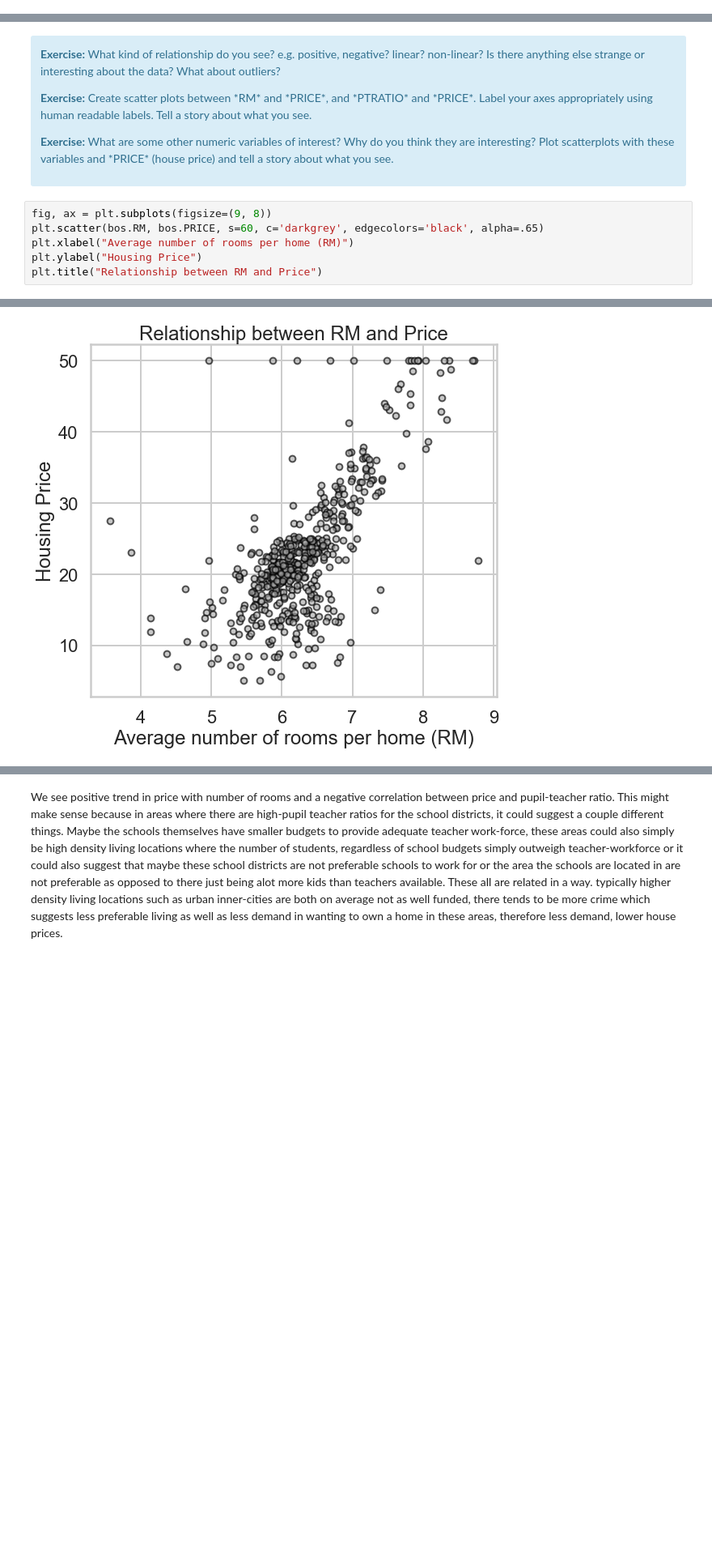
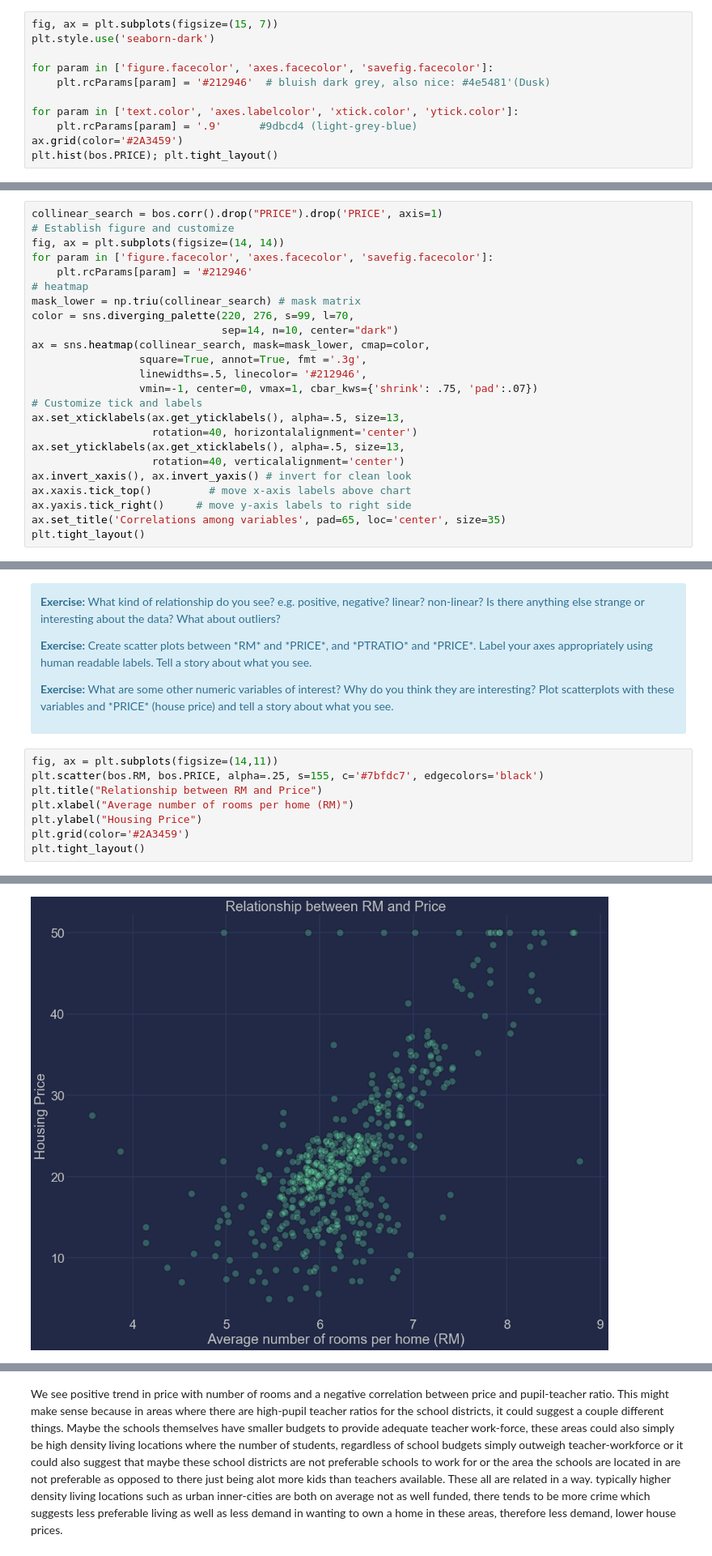
Before and after one commit to Emtman7/Springboard, a Jupyter notebook: Linear Regression.ipynb, the cells around one changed output, grey strips where cells are left out. Shown at 81% size. Drawn from its saved outputs; the diff is of its cells as text; blank space fills up the shorter version.

```diff
--- a/Linear Regression.ipynb
+++ b/Linear Regression.ipynb
@@ -315,0 +239,11 @@ ValueError: min() arg is an empty sequence
+# %%
+fig, ax = plt.subplots(figsize=(15, 7))
+plt.style.use('seaborn-dark')
+
+for param in ['figure.facecolor', 'axes.facecolor', 'savefig.facecolor']:
+    plt.rcParams[param] = '#212946'  # bluish dark grey, also nice: #4e5481'(Dusk)
+
+for param in ['text.color', 'axes.labelcolor', 'xtick.color', 'ytick.color']:
+    plt.rcParams[param] = '.9'      #9dbcd4 (light-grey-blue)
+ax.grid(color='#2A3459')
+plt.hist(bos.PRICE); plt.tight_layout()
@@ -315,0 +294,24 @@ ValueError: min() arg is an empty sequence
+# %%
+collinear_search = bos.corr().drop("PRICE").drop('PRICE', axis=1)
+# Establish figure and customize
+fig, ax = plt.subplots(figsize=(14, 14))
+for param in ['figure.facecolor', 'axes.facecolor', 'savefig.facecolor']:
+    plt.rcParams[param] = '#212946'
+# heatmap
+mask_lower = np.triu(collinear_search) # mask matrix
+color = sns.diverging_palette(220, 276, s=99, l=70,
+                              sep=14, n=10, center="dark")
+ax = sns.heatmap(collinear_search, mask=mask_lower, cmap=color,
+                 square=True, annot=True, fmt ='.3g',
+                 linewidths=.5, linecolor= '#212946',
+                 vmin=-1, center=0, vmax=1, cbar_kws={'shrink': .75, 'pad':.07})
+# Customize tick and labels
+ax.set_xticklabels(ax.get_yticklabels(), alpha=.5, size=13,
+                   rotation=40, horizontalalignment='center')
+ax.set_yticklabels(ax.get_xticklabels(), alpha=.5, size=13,
+                   rotation=40, verticalalignment='center')
+ax.invert_xaxis(), ax.invert_yaxis() # invert for clean look
+ax.xaxis.tick_top()         # move x-axis labels above chart
+ax.yaxis.tick_right()     # move y-axis labels to right side
+ax.set_title('Correlations among variables', pad=65, loc='center', size=35)
+plt.tight_layout()
@@ -347,9 +359,11 @@ plt.legend(frameon=True)
 
 </div>
 # %%
-fig, ax = plt.subplots(figsize=(9, 8))
-plt.scatter(bos.RM, bos.PRICE, s=60, c='darkgrey', edgecolors='black', alpha=.65)
+fig, ax = plt.subplots(figsize=(14,11))
+plt.scatter(bos.RM, bos.PRICE, alpha=.25, s=155, c='#7bfdc7', edgecolors='black')
+plt.title("Relationship between RM and Price")
 plt.xlabel("Average number of rooms per home (RM)")
 plt.ylabel("Housing Price")
-plt.title("Relationship between RM and Price")
+plt.grid(color='#2A3459')
+plt.tight_layout()
 # %% [output]
@@ -357,2 +370,2 @@ Text(0.5,1,'Relationship between RM and Price')
-[figure, old version]
+[figure, new version]
 # %%
```
Also changed, not shown: parts of 66 cells of this notebook.
